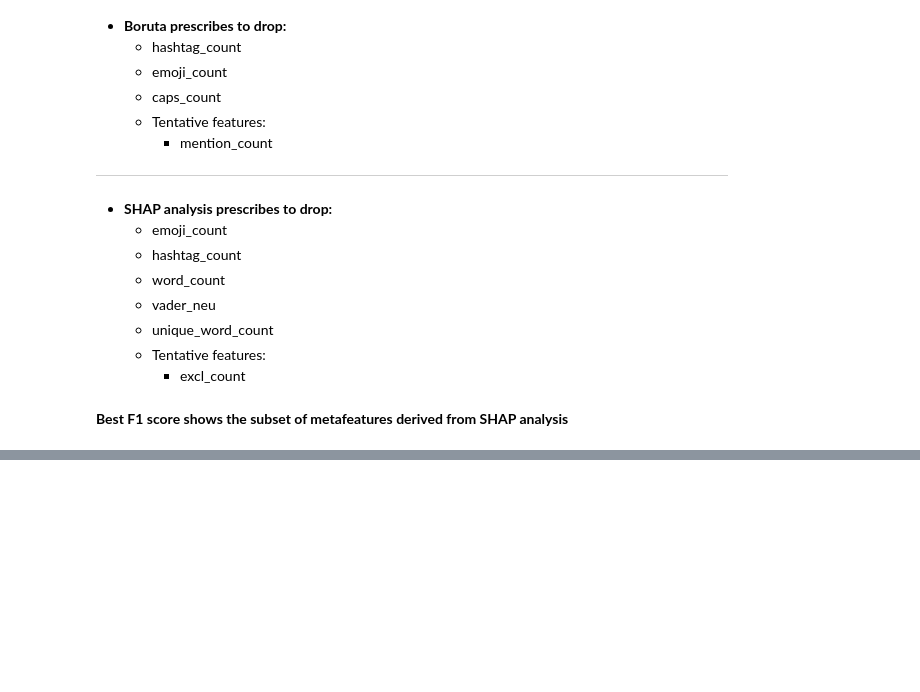
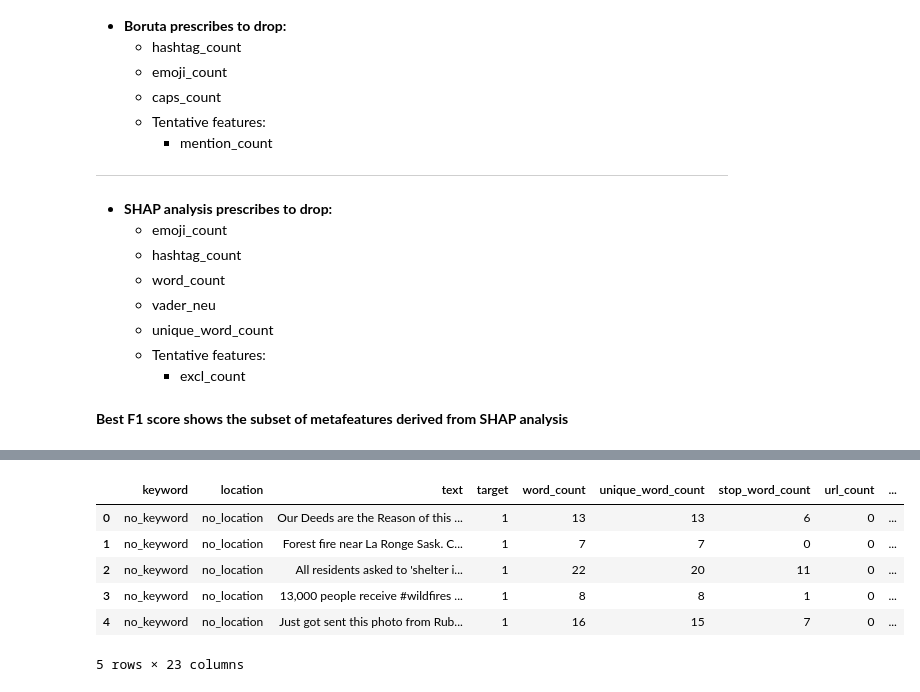
Before and after one commit to ihuod/Tweets_NLP, a Jupyter notebook: tweets.ipynb, the cells around one changed output, grey strips where cells are left out. Cells and saved outputs as stored; diff of their text form; code cells hidden in the pictures; blank space fills up the shorter version.

```diff
--- a/tweets.ipynb
+++ b/tweets.ipynb
@@ -42,3 +45,5 @@ Test Set Memory Usage = 0.08 MB
+# %%
+LOCATION_GROUPING_THRESHOLD = 3
 # %% [markdown]
 # 1. EDA
 # %% [markdown]
@@ -979,0 +1198,10 @@ submission.to_csv('submission_shap.csv', index=False)
+# %%
+df_train.head()
+# %% [output]
+|  | keyword | location | text | target | word_count | unique_word_count | stop_word_count | url_count | ... |
+| 0 | no_keyword | no_location | Our Deeds are the Reason of this ... | 1 | 13 | 13 | 6 | 0 | ... |
+| 1 | no_keyword | no_location | Forest fire near La Ronge Sask. C... | 1 | 7 | 7 | 0 | 0 | ... |
+| 2 | no_keyword | no_location | All residents asked to 'shelter i... | 1 | 22 | 20 | 11 | 0 | ... |
+| 3 | no_keyword | no_location | 13,000 people receive #wildfires ... | 1 | 8 | 8 | 1 | 0 | ... |
+| 4 | no_keyword | no_location | Just got sent this photo from Rub... | 1 | 16 | 15 | 7 | 0 | ... |
+5 rows × 23 columns
```
Also changed, not shown: parts of 54 cells of this notebook.
